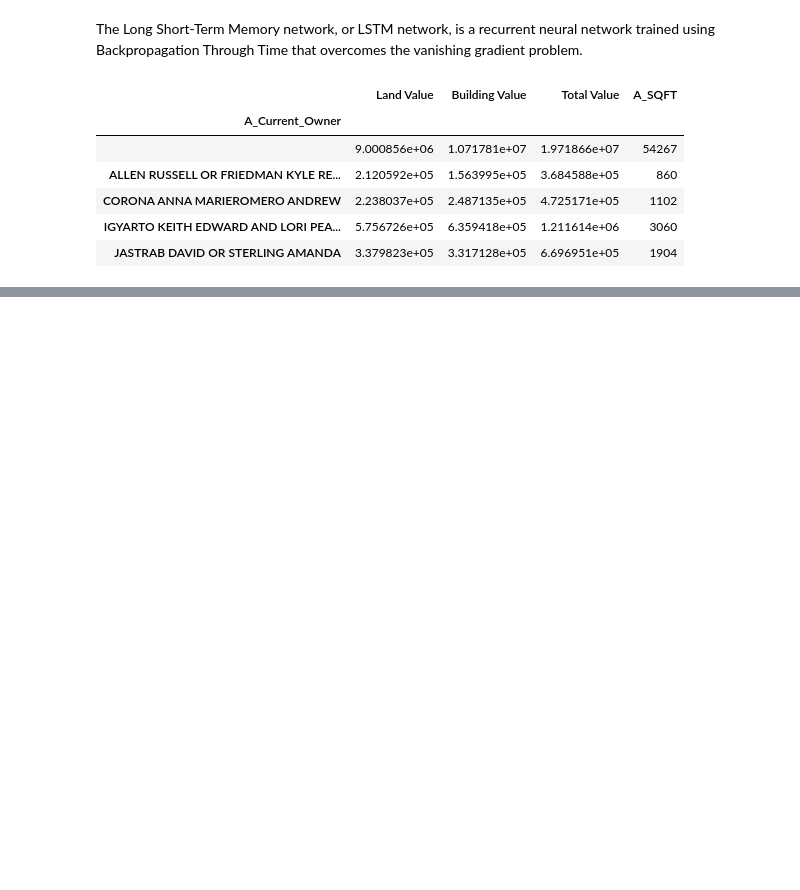
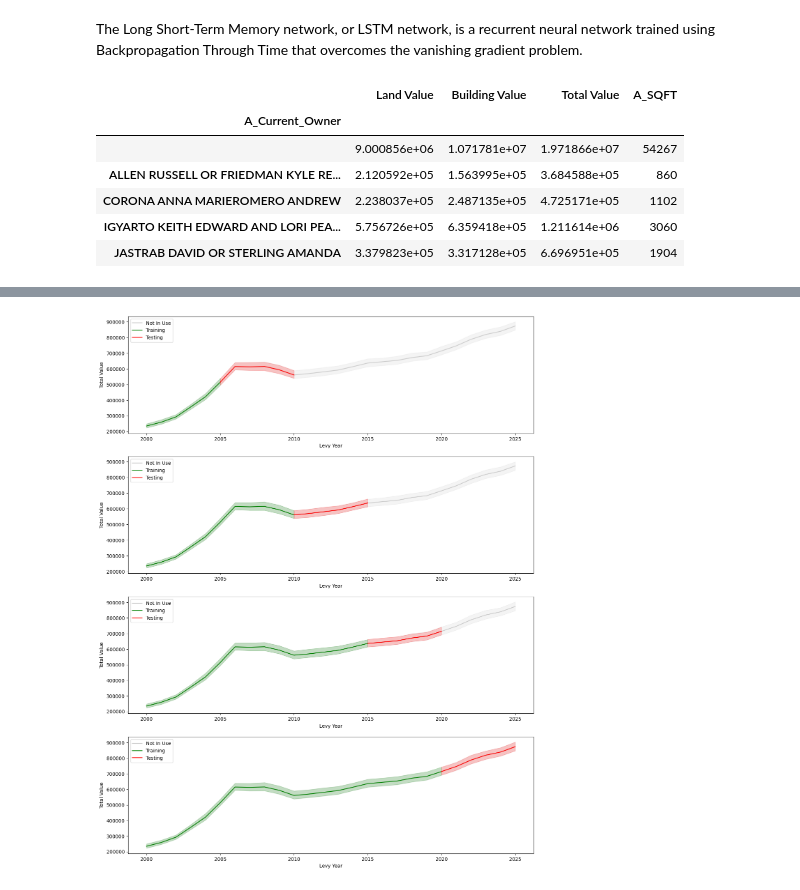
Before and after one commit to barrettdalbec/Alexandria-Personal-Project, a Jupyter notebook: TimeSeries Analysis AVA.ipynb, the cells around one changed output, grey strips where cells are left out. Drawn from its saved outputs; the diff is of its cells as text; code cells hidden in the pictures; blank space fills up the shorter version.

```diff
--- a/TimeSeries Analysis AVA.ipynb
+++ b/TimeSeries Analysis AVA.ipynb
@@ -142,0 +173,13 @@ OwnerDataTable.head()
+# %%
+fig, axes = plt.subplots(4, 1, figsize=(15, 20))
+for i, year in enumerate(range(2005, 2021, 5)):
+    trainingdata = AVAdata[AVAdata["Levy Year"] <= year]
+    testingdata = AVAdata[(AVAdata["Levy Year"] >= year) & (AVAdata["Levy Year"] <= (year+5))]
+    sns.lineplot(data=AVAdata, x="Levy Year", y="Total Value", label = "Not In Use", color="0.8", ax=axes[i])
+    sns.lineplot(data=trainingdata, x="Levy Year", y="Total Value", label="Training", color="green", ax=axes[i])
+    sns.lineplot(data=testingdata, x="Levy Year", y="Total Value", label="Testing", color="red", ax=axes[i])
+
+plt.legend()
+plt.show()
+# %% [output]
+[figure, added]
```
Also changed, not shown: parts of 23 cells of this notebook.
